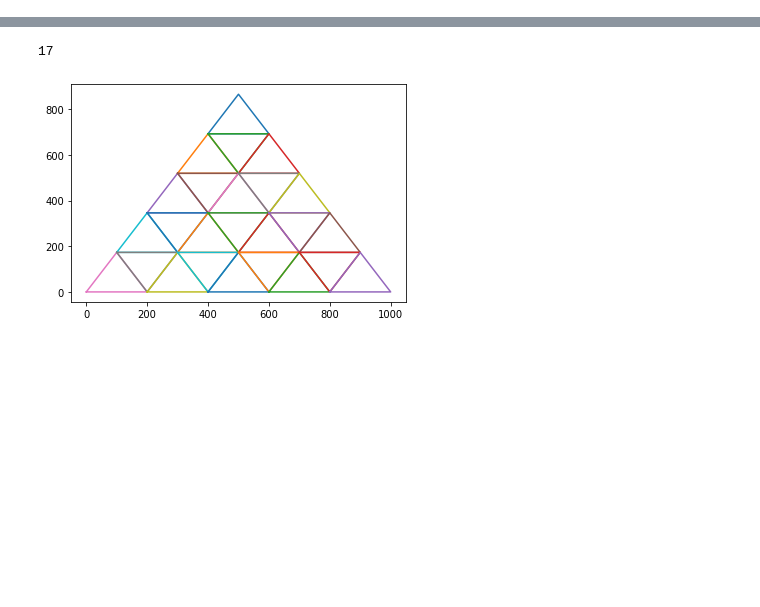
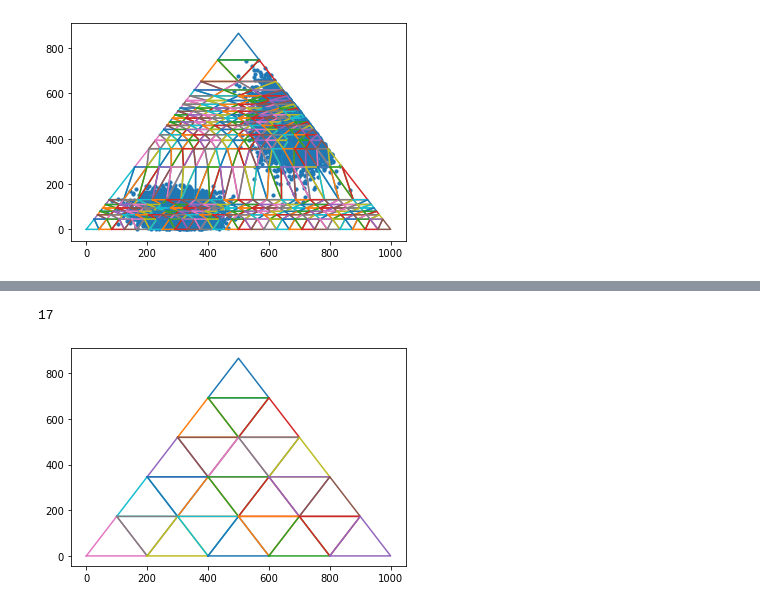
Before and after one commit to mrain/pps-election, a Jupyter notebook: Untitled.ipynb, the cells around one changed output, grey strips where cells are left out. Saved outputs shown, nothing was run; the diff lists cells and outputs as text; code cells hidden in the pictures; blank space fills up the shorter version.

Commit message:
add leved adaptive triangulation (#3)

```diff
--- a/Untitled.ipynb
+++ b/Untitled.ipynb
@@ -342,6 +331,12 @@ def combined_partition(n: int) -> List[Polygon]:
 def k_means_clustering():
     # TODO
     pass
+# %%
+a = adaptive_partition(voters)
+draw_polygons(a)
+draw_voters(voters, False)
+# %% [output]
+[figure, added]
 # %%
 a = recursive_partition(triangle, voters[0:1000])
 draw_polygons(a)
```
Also changed, not shown: parts of 13 cells of this notebook, 2 other files.
